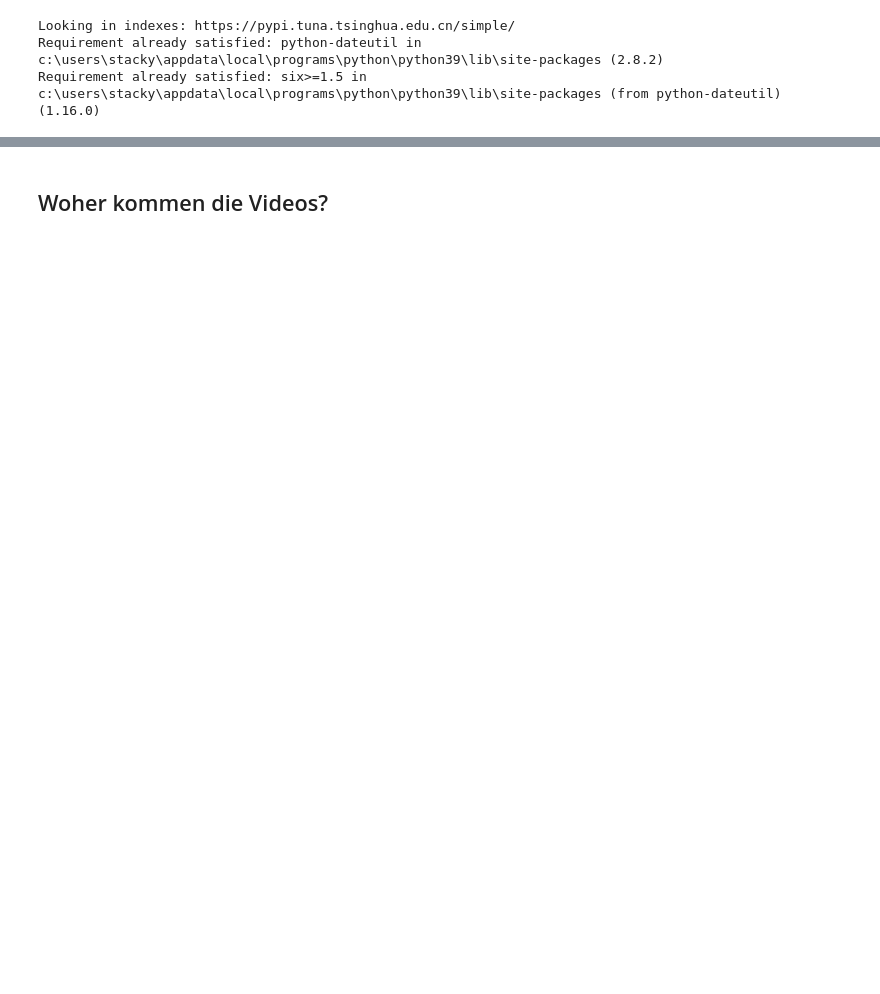
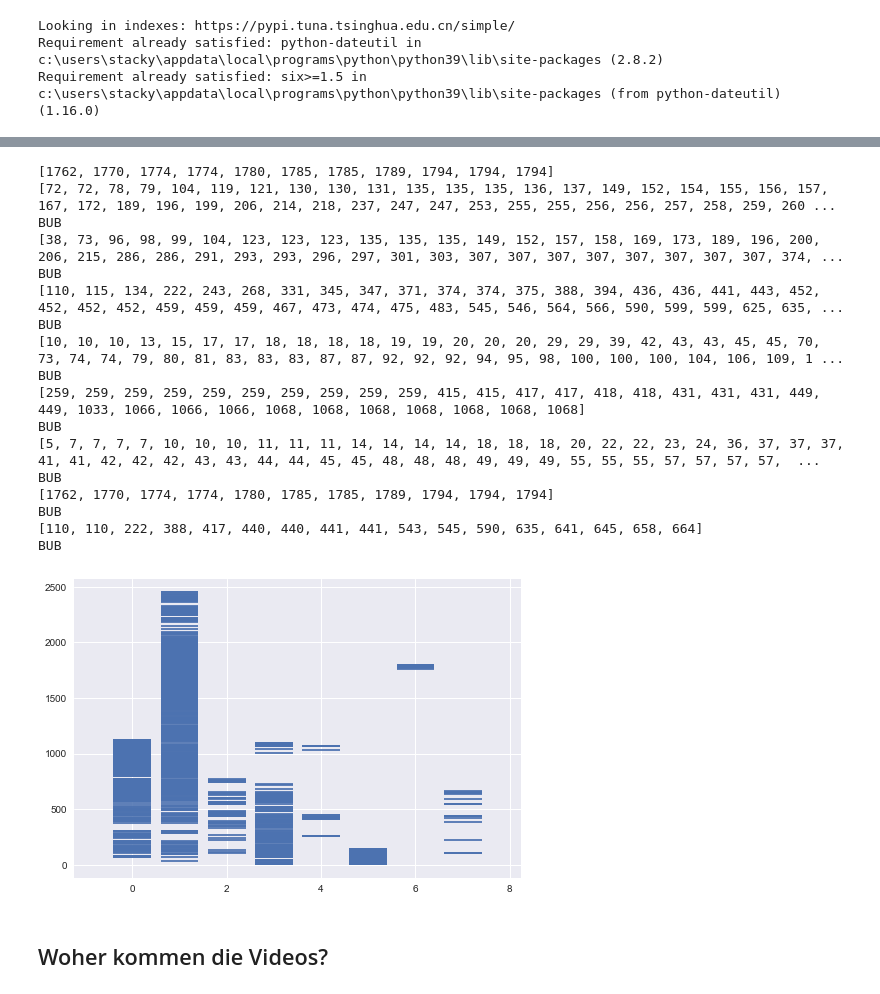
Before and after one commit to hottib/schoepferwissen, a Jupyter notebook: MetaAnalysen.ipynb, the cells around one changed output, grey strips where cells are left out. Cells and saved outputs as stored; diff of their text form; code cells hidden in the pictures; blank space fills up the shorter version.

```diff
--- a/MetaAnalysen.ipynb
+++ b/MetaAnalysen.ipynb
@@ -116,3 +95,55 @@ plt.show()
-# %% [markdown]
-## Woher kommen die Videos?
+# %%
+from datetime import datetime
+[df, all_channels] = load_df()
+
+list_of_date =[]
+list_of_list = []
+now = datetime.now()
+for df in df_collection:
+    for p_date in df["publish_date"]:
+        dt = datetime.strptime(p_date, '%Y-%m-%d')
+        diff  = now - dt
+        list_of_date.append(diff.days)
+        #print(type(diff.days))
+    list_of_list.append(list_of_date)
+    list_of_date = []
+
+#display(list_of_list)
+# make data:
+#date.datetime.strptime(my_date_string, '%b %d %Y %I:%M%p')
+for list in list_of_list:
+    print(list)
+    print("BUB")
+x = [2, 4, 6, 8, 10, 12, 14, 16]
+D= list_of_list
+# plot:
+fig, axx = plt.subplots()
+
+axx.eventplot(D, orientation="vertical",  linelengths = 0.8 )
+
+#axx.set(xlim=(0, 8), xticks=np.arange(1, 8),
+#       ylim=(0, 8), yticks=np.arange(1, 3000))
+
+plt.show()
+# %% [output]
+[1762, 1770, 1774, 1774, 1780, 1785, 1785, 1789, 1794, 1794, 1794]
+[72, 72, 78, 79, 104, 119, 121, 130, 130, 131, 135, 135, 135, 136, 137, 149, 152, 154, 155, 156, 157, 167, 172, 189, 196, 199, 206, 214, 218, 237, 247, 247, 253, 255, 255, 256, 256, 257, 258, 259, 260 ...
+BUB
+[38, 73, 96, 98, 99, 104, 123, 123, 123, 135, 135, 135, 149, 152, 157, 158, 169, 173, 189, 196, 200, 206, 215, 286, 286, 291, 293, 293, 296, 297, 301, 303, 307, 307, 307, 307, 307, 307, 307, 307, 374, ...
+BUB
+[110, 115, 134, 222, 243, 268, 331, 345, 347, 371, 374, 374, 375, 388, 394, 436, 436, 441, 443, 452, 452, 452, 452, 459, 459, 459, 467, 473, 474, 475, 483, 545, 546, 564, 566, 590, 599, 599, 625, 635, ...
+BUB
+[10, 10, 10, 13, 15, 17, 17, 18, 18, 18, 18, 19, 19, 20, 20, 20, 29, 29, 39, 42, 43, 43, 45, 45, 70, 73, 74, 74, 79, 80, 81, 83, 83, 83, 87, 87, 92, 92, 92, 94, 95, 98, 100, 100, 100, 104, 106, 109, 1 ...
+BUB
+[259, 259, 259, 259, 259, 259, 259, 259, 259, 259, 415, 415, 417, 417, 418, 418, 431, 431, 431, 449, 449, 1033, 1066, 1066, 1066, 1068, 1068, 1068, 1068, 1068, 1068, 1068]
+BUB
+[5, 7, 7, 7, 7, 10, 10, 10, 11, 11, 11, 14, 14, 14, 14, 18, 18, 18, 20, 22, 22, 23, 24, 36, 37, 37, 37, 41, 41, 42, 42, 42, 43, 43, 44, 44, 45, 45, 48, 48, 48, 49, 49, 49, 55, 55, 55, 57, 57, 57, 57,  ...
+BUB
+[1762, 1770, 1774, 1774, 1780, 1785, 1785, 1789, 1794, 1794, 1794]
+BUB
+[110, 110, 222, 388, 417, 440, 440, 441, 441, 543, 545, 590, 635, 641, 645, 658, 664]
+BUB
+[figure, added]
+# %% [markdown]
+## Woher kommen die Videos?
 # %%
```
Also changed, not shown: parts of 11 cells of this notebook, 1 other file.
